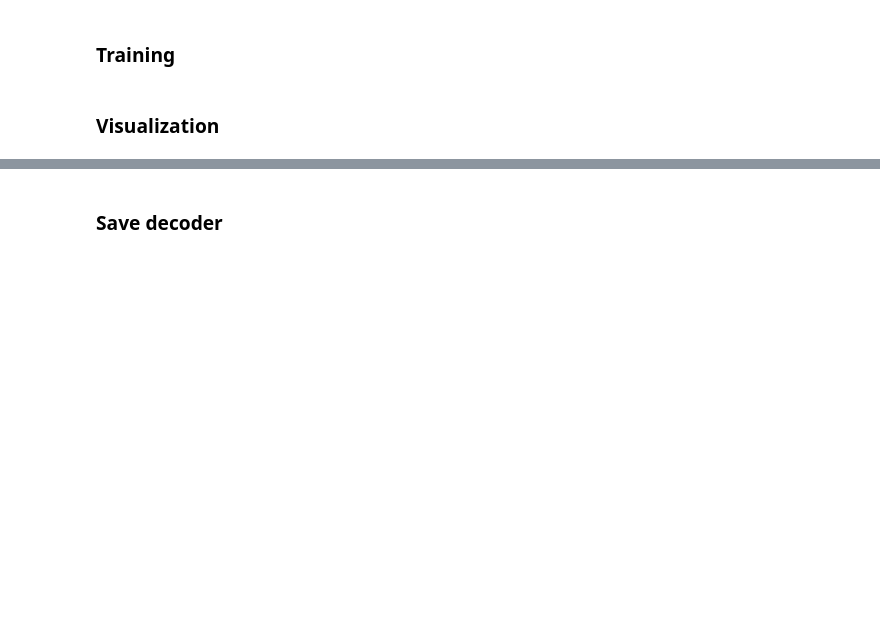
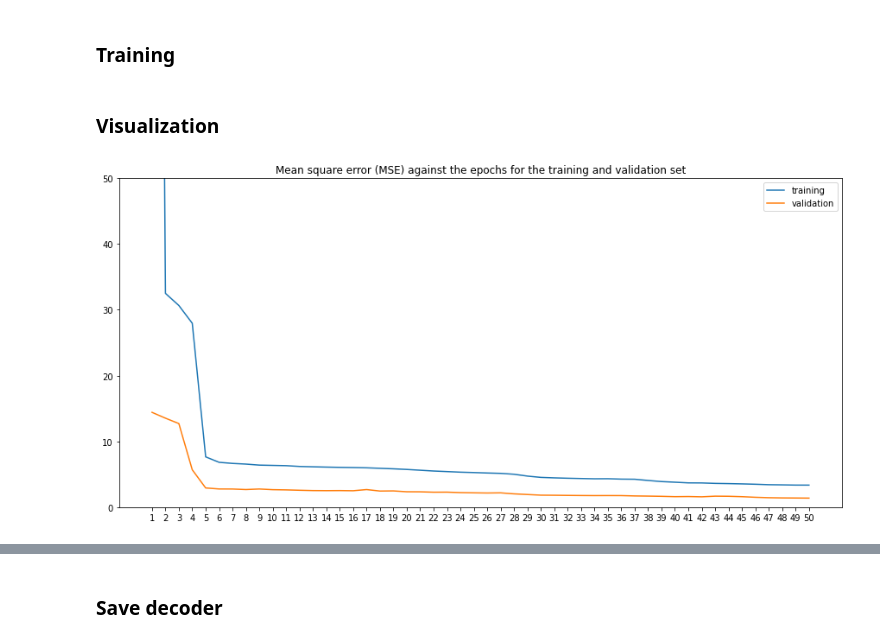
Before and after one commit to PascalJD/IFT6756, a Jupyter notebook: main.ipynb, the cells around one changed output, grey strips where cells are left out. Cells and saved outputs as stored; diff of their text form; code cells hidden in the pictures; blank space fills up the shorter version.

```diff
--- a/main.ipynb
+++ b/main.ipynb
@@ -175,14 +202,16 @@ test_tensor = torch.tensor(test, dtype=torch.float32)
 # %% [markdown]
 ### Visualization
 # %%
-# # Plot validation and training losses
-# epochs = range(1, args.epochs+1)
-# plt.figure(figsize=(15, 7))
-# plt.title("Mean square error (MSE) against the epochs for the training and validation set")
-# plt.plot(epochs, autoencoder.logs["train loss"], label="training")
-# plt.plot(epochs, autoencoder.logs["val loss"], label="validation")
-# plt.xticks(epochs)
-# plt.ylim((0, 50))
-# plt.legend(loc=1)
-# plt.show()
+# Plot validation and training losses
+epochs = range(1, args.epochs+1)
+plt.figure(figsize=(15, 7))
+plt.title("Mean square error (MSE) against the epochs for the training and validation set")
+plt.plot(epochs, autoencoder.logs["train loss"], label="training")
+plt.plot(epochs, autoencoder.logs["val loss"], label="validation")
+plt.xticks(epochs)
+plt.ylim((0, 50))
+plt.legend(loc=1)
+plt.show()
+# %% [output]
+[figure, added]
 # %%
```
Also changed, not shown: parts of 48 cells of this notebook, 5 other files.
